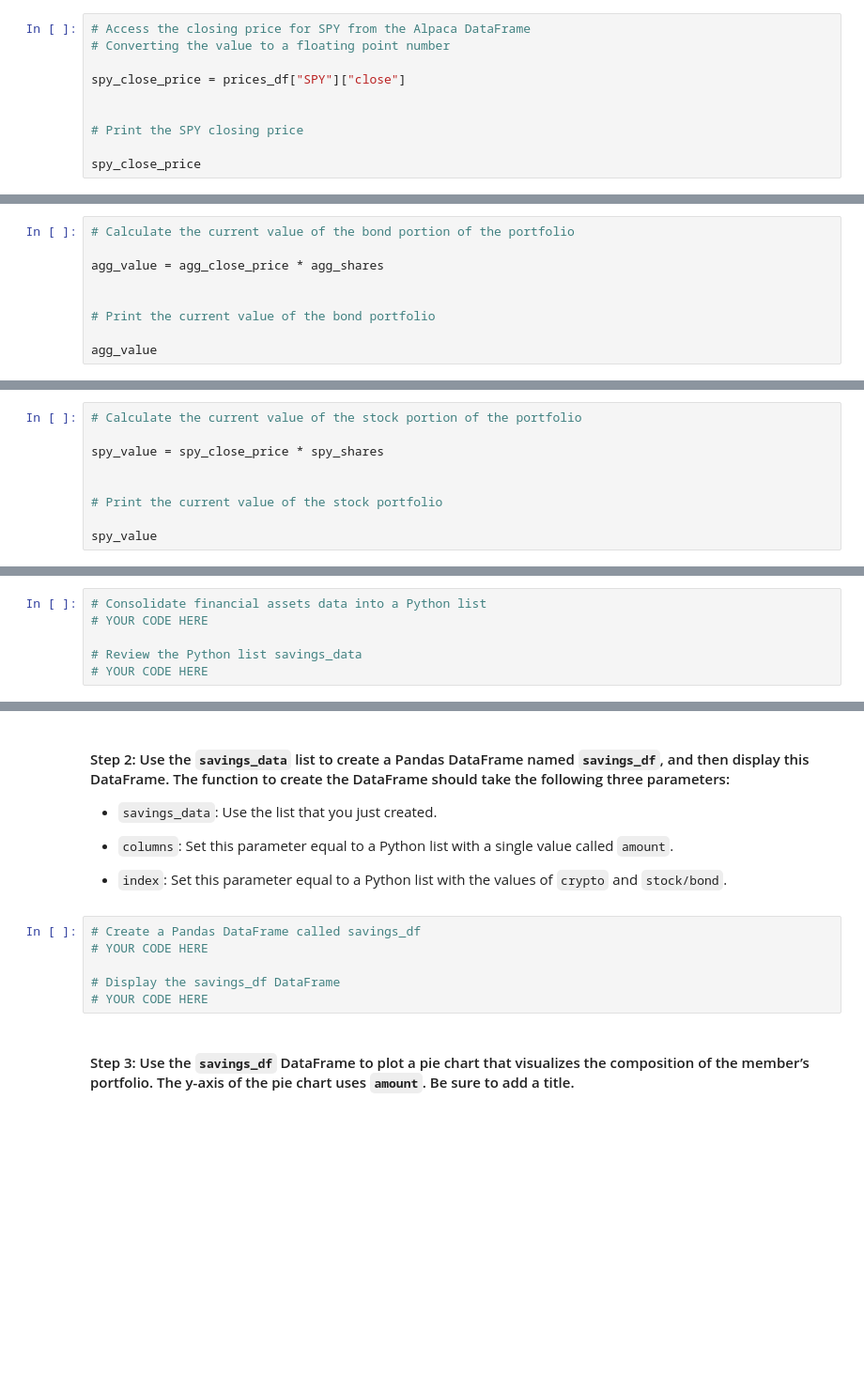
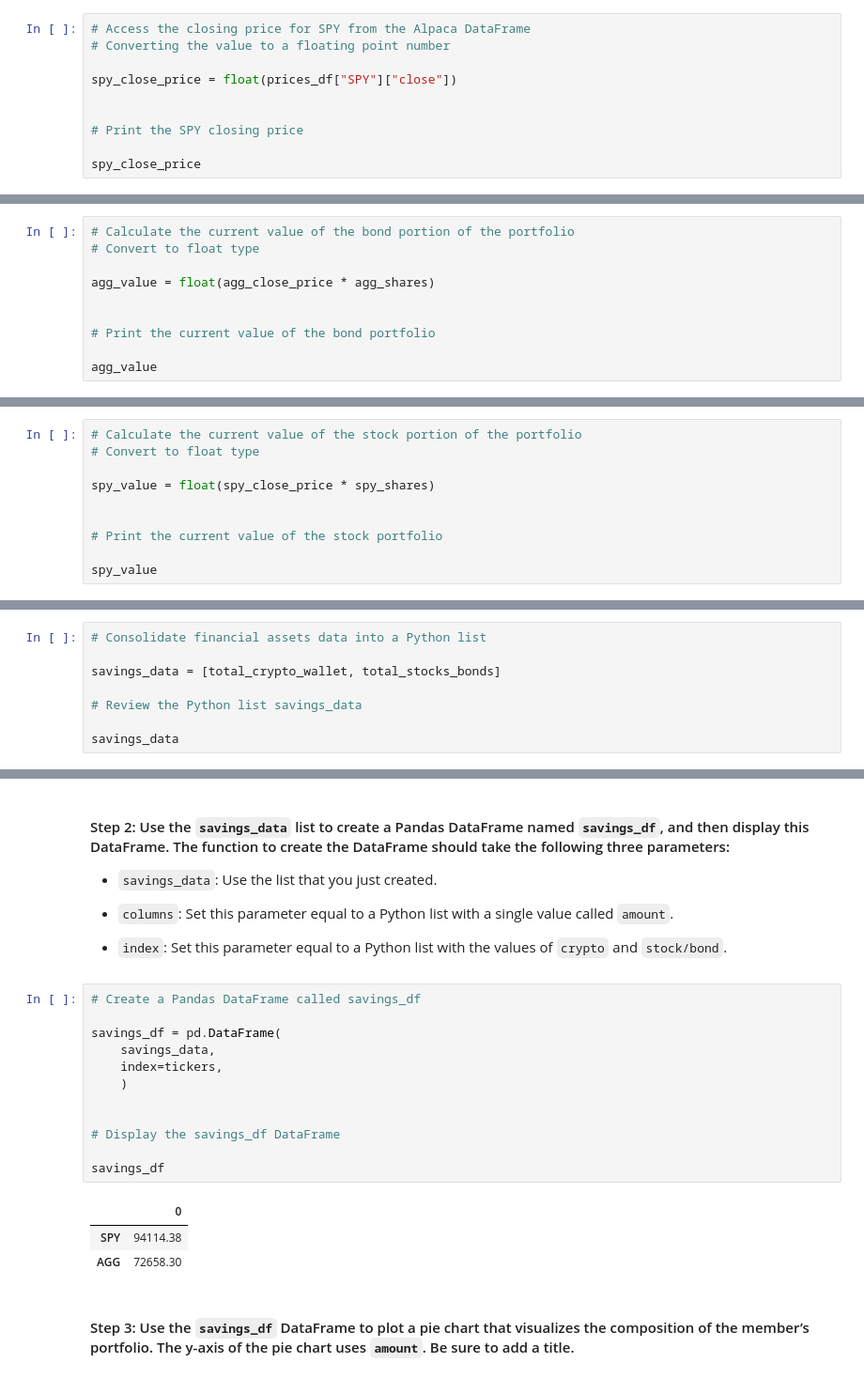
Before and after one commit to lindseyhardouin/Challenge_5, a Jupyter notebook: financial_planning_tools.ipynb, the cells around one changed output, grey strips where cells are left out. Shown at 94% size. Drawn from its saved outputs; the diff is of its cells as text; blank space fills up the shorter version.

```diff
--- a/financial_planning_tools.ipynb
+++ b/financial_planning_tools.ipynb
@@ -291,7 +289,7 @@ Name: close, dtype: float64
 # Access the closing price for SPY from the Alpaca DataFrame
 # Converting the value to a floating point number
 
-spy_close_price = prices_df["SPY"]["close"]
+spy_close_price = float(prices_df["SPY"]["close"])
 
 
 # Print the SPY closing price
@@ -305,8 +301,9 @@ Name: close, dtype: float64
 #### Step 6: Calculate the value, in US dollars, of the current amount of shares in each of the stock and bond portions of the portfolio, and print the results.
 # %%
 # Calculate the current value of the bond portion of the portfolio
+# Convert to float type
 
-agg_value = agg_close_price * agg_shares
+agg_value = float(agg_close_price * agg_shares)
 
 
 # Print the current value of the bond portfolio
@@ -319,7 +314,8 @@ Name: close, dtype: float64
 # %%
 # Calculate the current value of the stock portion of the portfolio
+# Convert to float type
 
-spy_value = spy_close_price * spy_shares
+spy_value = float(spy_close_price * spy_shares)
 
 
 # Print the current value of the stock portfolio
@@ -388,7 +378,9 @@ In this section, you’ll use the valuations for the cryptocurrency wallet and f
 #### Step 1: Create a Python list named `savings_data` that has two elements. The first element contains the total value of the cryptocurrency wallet. The second element contains the total value of the stock and bond portions of the portfolio.
 # %%
 # Consolidate financial assets data into a Python list
-# YOUR CODE HERE
+
+savings_data = [total_crypto_wallet, total_stocks_bonds]
 
 # Review the Python list savings_data
-# YOUR CODE HERE
+
+savings_data
@@ -402,10 +396,20 @@ In this section, you’ll use the valuations for the cryptocurrency wallet and f
 - `index`: Set this parameter equal to a Python list with the values of `crypto` and `stock/bond`.
 # %%
 # Create a Pandas DataFrame called savings_df
-# YOUR CODE HERE
+
+savings_df = pd.DataFrame(
+    savings_data,
+    index=tickers,
+    )
+
 
 # Display the savings_df DataFrame
-# YOUR CODE HERE
+
+savings_df
+# %% [output]
+|  | 0 |
+| SPY | 94114.38 |
+| AGG | 72658.30 |
 # %% [markdown]
 #### Step 3: Use the `savings_df` DataFrame to plot a pie chart that visualizes the composition of the member’s portfolio. The y-axis of the pie chart uses `amount`. Be sure to add a title.
 # %%
```
Also changed, not shown: parts of 19 cells of this notebook.
